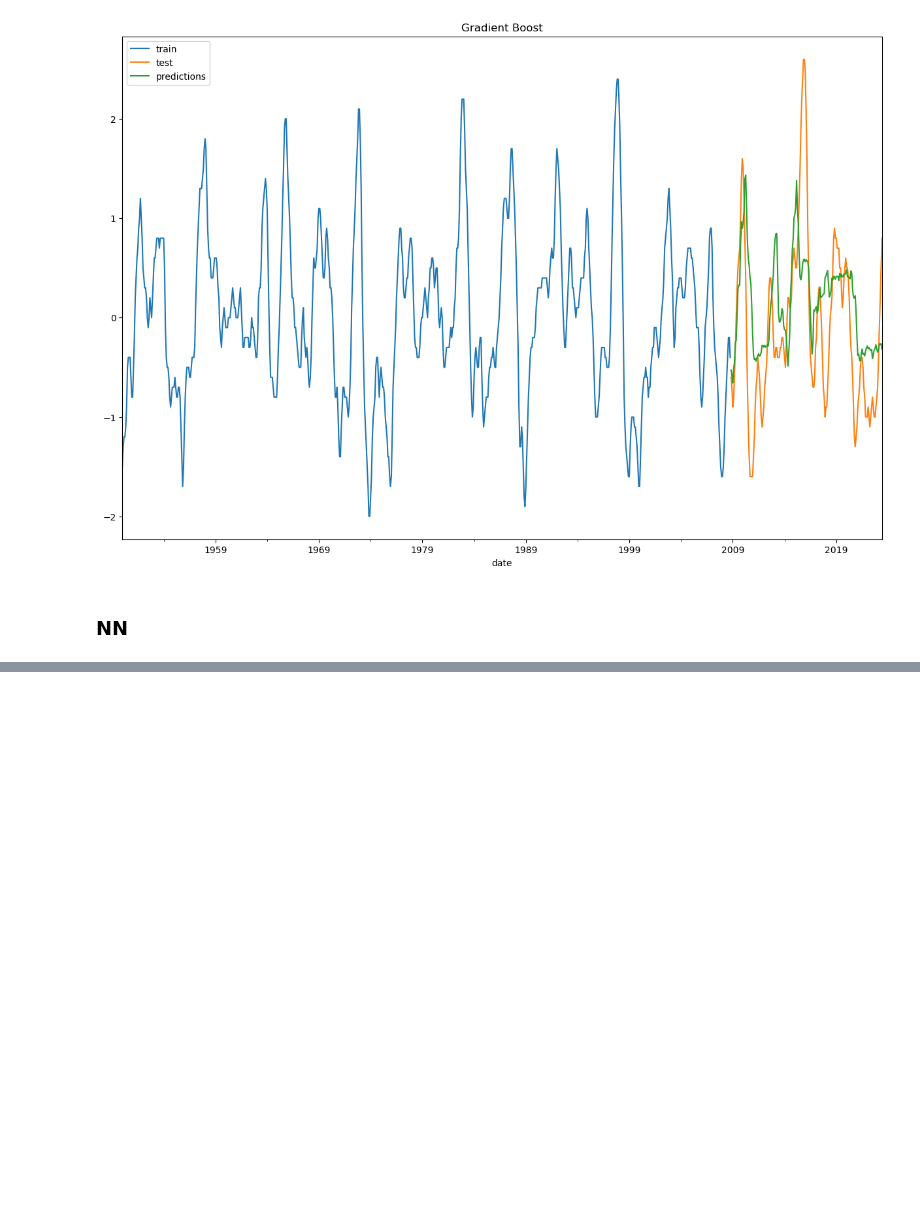
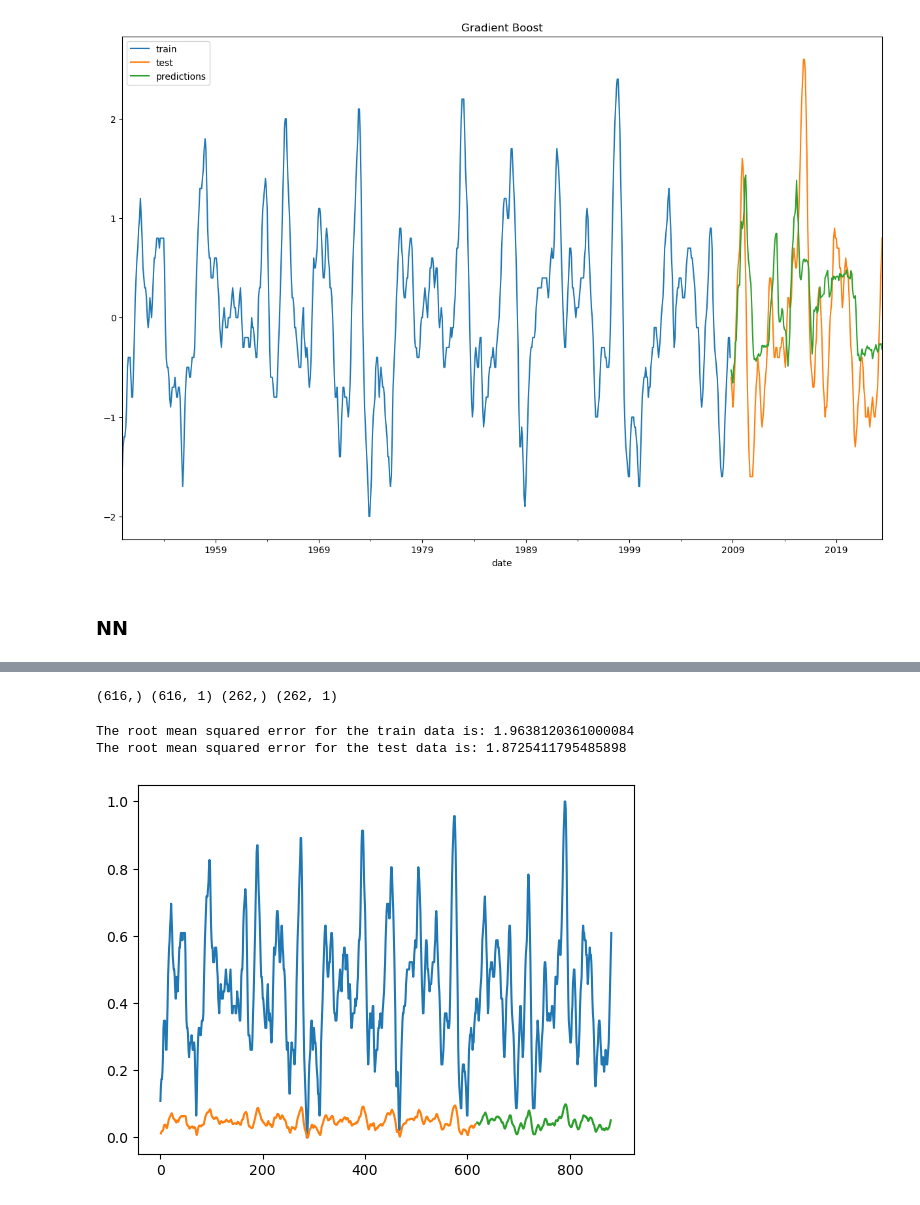
Before and after one commit to agraglez/enso-analysis, a Jupyter notebook: notebooks/enso-analysis.ipynb, the cells around one changed output, grey strips where cells are left out. Saved outputs shown, nothing was run; the diff lists cells and outputs as text; code cells hidden in the pictures; blank space fills up the shorter version.

```diff
--- a/notebooks/enso-analysis.ipynb
+++ b/notebooks/enso-analysis.ipynb
@@ -1041,0 +1078,4 @@ plt.show()
+# %%
+# reshape input to be [batch, time steps, features]
+X_train= np.reshape(X_train, (X_train.shape[0], 1, X_train.shape[1]))
+X_test = np.reshape(X_test, (X_test.shape[0], 1, X_test.shape[1]))
@@ -1041,0 +1087,6 @@ plt.show()
+# %%
+# create and fit the LSTM network
+model = Sequential()
+model.add(LSTM(4, input_shape=(1, look_back)))
+model.add(Dense(1))
+model.compile(loss='mean_squared_error', optimizer='adam')
@@ -1041,0 +1102,4 @@ plt.show()
+# %%
+# make predictions
+y_train_pred = model.predict(X_train)
+y_test_pred = model.predict(X_test)
@@ -1041,0 +1109,19 @@ plt.show()
+# %%
+print(y_train.shape, y_train_pred.shape, y_test.shape, y_test_pred.shape)
+# %% [output]
+(616,) (616, 1) (262,) (262, 1)
+# %%
+# Inverting arrays
+y_train = scaler.inverse_transform([y_train])
+y_train_pred = scaler.inverse_transform(y_train_pred)
+y_test = scaler.inverse_transform([y_test])
+y_test_pred = scaler.inverse_transform(y_test_pred)
+# %%
+# RMSE
+mse_train = np.sqrt(mean_squared_error(y_train[0], y_train_pred[:,0]))
+mse_test = np.sqrt(mean_squared_error(y_test[0], y_test_pred[:,0]))
+print('The root mean squared error for the train data is:', mse_train)
+print('The root mean squared error for the test data is:', mse_test)
+# %% [output]
+The root mean squared error for the train data is: 1.9638120361000084
+The root mean squared error for the test data is: 1.8725411795485898
@@ -1041,0 +1132,16 @@ plt.show()
+# %%
+# shift train predictions for plotting
+trainPredictPlot = np.empty_like(dataset)
+trainPredictPlot[:, :] = np.nan
+trainPredictPlot[look_back:len(y_train_pred)+look_back, :] = y_train_pred
+# shift test predictions for plotting
+testPredictPlot = np.empty_like(dataset)
+testPredictPlot[:, :] = np.nan
+testPredictPlot[len(y_train_pred)+(look_back*2)+1:len(dataset)-1, :] = y_test_pred
+# plot baseline and predictions
+plt.plot(dataset)
+plt.plot(trainPredictPlot)
+plt.plot(testPredictPlot)
+plt.show()
+# %% [output]
+[figure, added]
```
Also changed, not shown: parts of 14 cells of this notebook.
